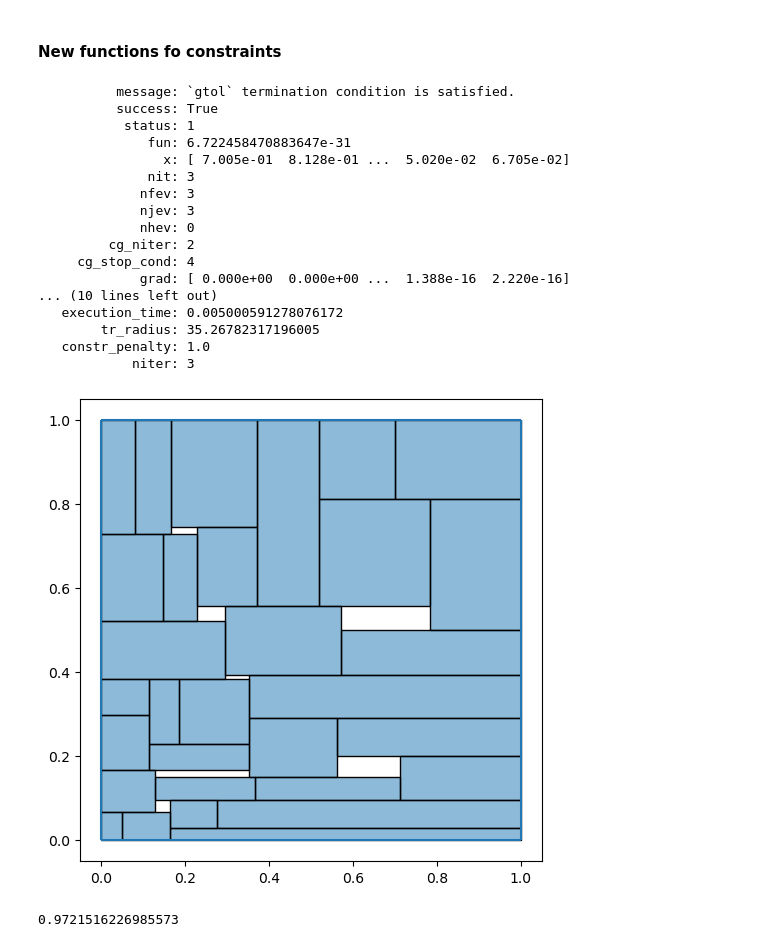
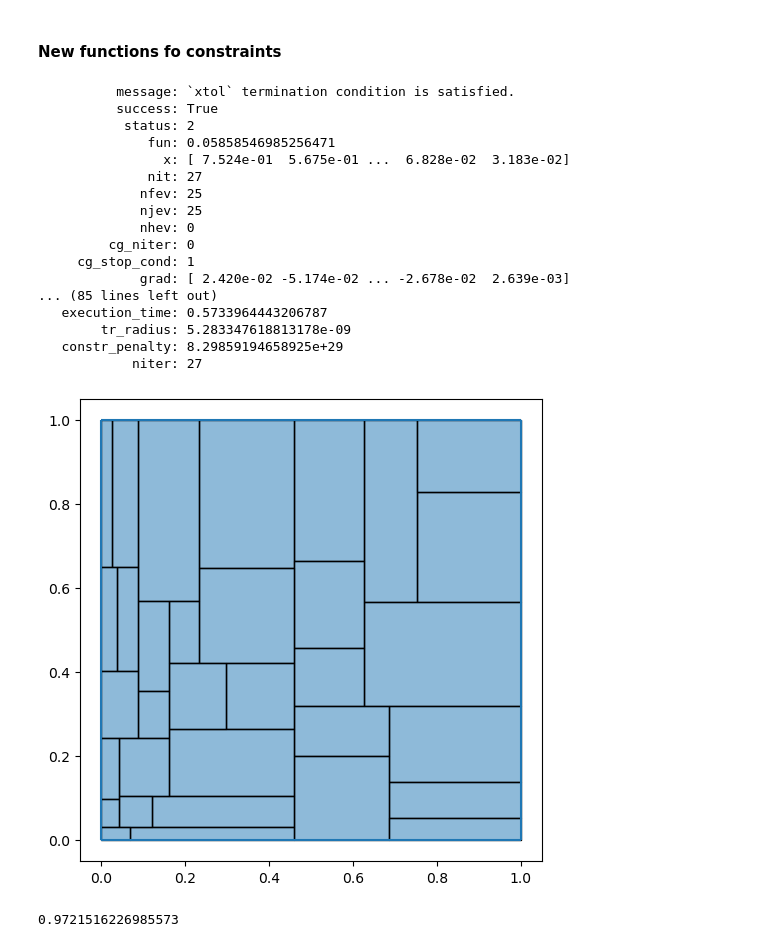
Before and after one commit to Polatucha16/SquareDivision, a Jupyter notebook: square_division_example.ipynb, the cells around one changed output. Cells and saved outputs as stored; diff of their text form; code cells hidden in the pictures.

```diff
--- a/square_division_example.ipynb
+++ b/square_division_example.ipynb
@@ -1,7 +1,9 @@
 # %%
 from SquareDivision.src.rectangle_class import Rectangulation
 
-rects = Rectangulation()#config={'seed' : 180000007})
-rects.execute(num=10)
-rects.draw()
+rects = Rectangulation(config={'seed' : 1234567})
+rects.execute(num=100)
+rects.prepare_constraints()
+rects.close_holes()
+rects.draw_closed()
 # %% [output]
@@ -200,36 +188,37 @@ from scipy.optimize import minimize
 # x0 = contact_universal_x0(clinched_rectangles).flatten()
 sol = minimize(dist_fun, x0=x0, args=(clinched_rectangles), jac=True, method='trust-constr', constraints=constraints)#, bounds=bounds)
 # %%
-sol#.x.reshape(-1,4)
+rects.sol#.x.reshape(-1,4)
 # %% [output]
-          message: `gtol` termination condition is satisfied.
+          message: `xtol` termination condition is satisfied.
           success: True
-           status: 1
-              fun: 6.722458470883647e-31
-                x: [ 7.005e-01  8.128e-01 ...  5.020e-02  6.705e-02]
-              nit: 3
-             nfev: 3
-             njev: 3
+           status: 2
+              fun: 0.05858546985256471
+                x: [ 7.524e-01  5.675e-01 ...  6.828e-02  3.183e-02]
+              nit: 27
+             nfev: 25
+             njev: 25
              nhev: 0
-         cg_niter: 2
-     cg_stop_cond: 4
-             grad: [ 0.000e+00  0.000e+00 ...  1.388e-16  2.220e-16]
-... (10 lines left out)
-   execution_time: 0.005000591278076172
-        tr_radius: 35.26782317196005
-   constr_penalty: 1.0
-            niter: 3
+         cg_niter: 0
+     cg_stop_cond: 1
+             grad: [ 2.420e-02 -5.174e-02 ... -2.678e-02  2.639e-03]
+... (85 lines left out)
+   execution_time: 0.5733964443206787
+        tr_radius: 5.283347618813178e-09
+   constr_penalty: 8.29859194658925e+29
+            niter: 27
 # %%
-
-rects_sol = sol.x.reshape(-1,4)
+import matplotlib.pyplot as plt
+from SquareDivision.draw.draw import draw_rectangles
+rects_sol = rects.sol.x.reshape(-1,4)
 fig, ax = plt.subplots(figsize=(6, 6))
 # ax = draw_rectangles(ax, np.c_[rects_sol,np.array([0,0,0,0])])
 # ax = draw_rectangles(ax, clinched_rectangles)
 ax = draw_rectangles(ax, rects_sol)
 
 plt.show()
 # %% [output]
-[figure, old version]
+[figure, new version]
 # %%
 (rects_sol[:,2]*rects_sol[:,3]).sum()
 # %% [output]
```
Also changed, not shown: parts of 8 cells of this notebook, 2 other files.
